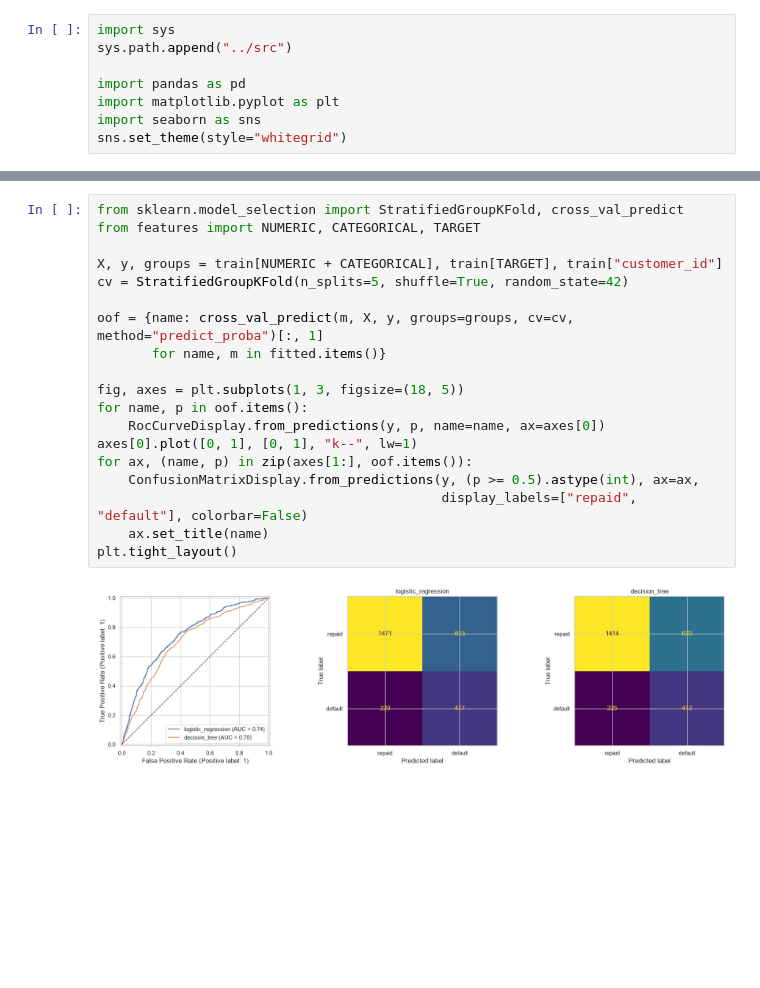
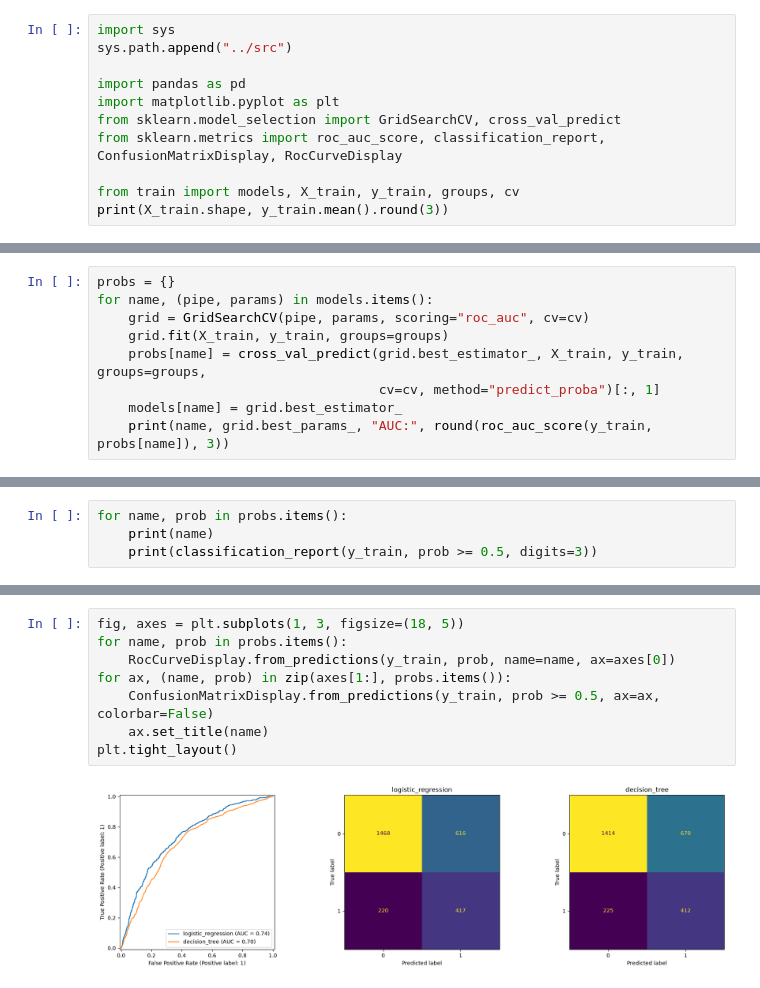
Before and after one commit to priyankavasavada/credit-risk-loan-analytics, a Jupyter notebook: notebooks/03_modeling.ipynb, the cells around one changed output, grey strips where cells are left out. Cells and saved outputs as stored; diff of their text form; blank space fills up the shorter version.

```diff
--- a/notebooks/03_modeling.ipynb
+++ b/notebooks/03_modeling.ipynb
@@ -13,5 +9,8 @@ sys.path.append("../src")
 
 import pandas as pd
 import matplotlib.pyplot as plt
-import seaborn as sns
-sns.set_theme(style="whitegrid")
+from sklearn.model_selection import GridSearchCV, cross_val_predict
+from sklearn.metrics import roc_auc_score, classification_report, ConfusionMatrixDisplay, RocCurveDisplay
+
+from train import models, X_train, y_train, groups, cv
+print(X_train.shape, y_train.mean().round(3))
@@ -45,0 +19,9 @@ results.round(3)
+# %%
+probs = {}
+for name, (pipe, params) in models.items():
+    grid = GridSearchCV(pipe, params, scoring="roc_auc", cv=cv)
+    grid.fit(X_train, y_train, groups=groups)
+    probs[name] = cross_val_predict(grid.best_estimator_, X_train, y_train, groups=groups,
+                                    cv=cv, method="predict_proba")[:, 1]
+    models[name] = grid.best_estimator_
+    print(name, grid.best_params_, "AUC:", round(roc_auc_score(y_train, probs[name]), 3))
@@ -45,0 +31,4 @@ results.round(3)
+# %%
+for name, prob in probs.items():
+    print(name)
+    print(classification_report(y_train, prob >= 0.5, digits=3))
@@ -46,21 +55,10 @@ results.round(3)
 # %%
-from sklearn.model_selection import StratifiedGroupKFold, cross_val_predict
-from features import NUMERIC, CATEGORICAL, TARGET
-
-X, y, groups = train[NUMERIC + CATEGORICAL], train[TARGET], train["customer_id"]
-cv = StratifiedGroupKFold(n_splits=5, shuffle=True, random_state=42)
-
-oof = {name: cross_val_predict(m, X, y, groups=groups, cv=cv, method="predict_proba")[:, 1]
-       for name, m in fitted.items()}
-
 fig, axes = plt.subplots(1, 3, figsize=(18, 5))
-for name, p in oof.items():
-    RocCurveDisplay.from_predictions(y, p, name=name, ax=axes[0])
-axes[0].plot([0, 1], [0, 1], "k--", lw=1)
-for ax, (name, p) in zip(axes[1:], oof.items()):
-    ConfusionMatrixDisplay.from_predictions(y, (p >= 0.5).astype(int), ax=ax,
-                                            display_labels=["repaid", "default"], colorbar=False)
+for name, prob in probs.items():
+    RocCurveDisplay.from_predictions(y_train, prob, name=name, ax=axes[0])
+for ax, (name, prob) in zip(axes[1:], probs.items()):
+    ConfusionMatrixDisplay.from_predictions(y_train, prob >= 0.5, ax=ax, colorbar=False)
     ax.set_title(name)
 plt.tight_layout()
 # %% [output]
-[figure, old version]
+[figure, new version]
```
Also changed, not shown: parts of 9 cells of this notebook, 4 other files.
